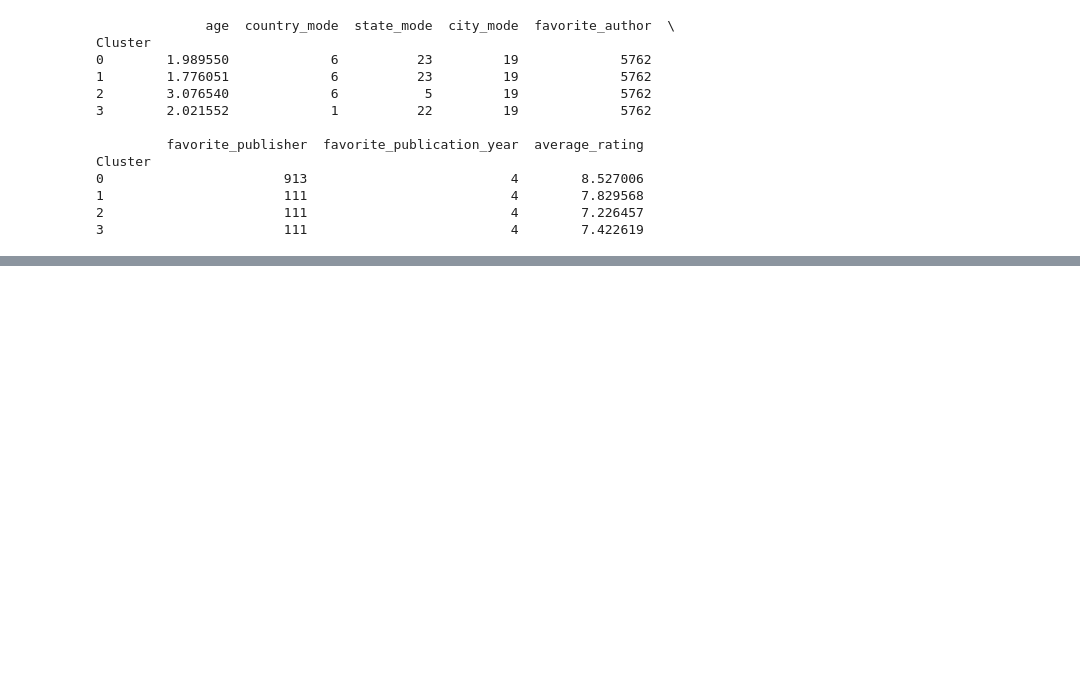
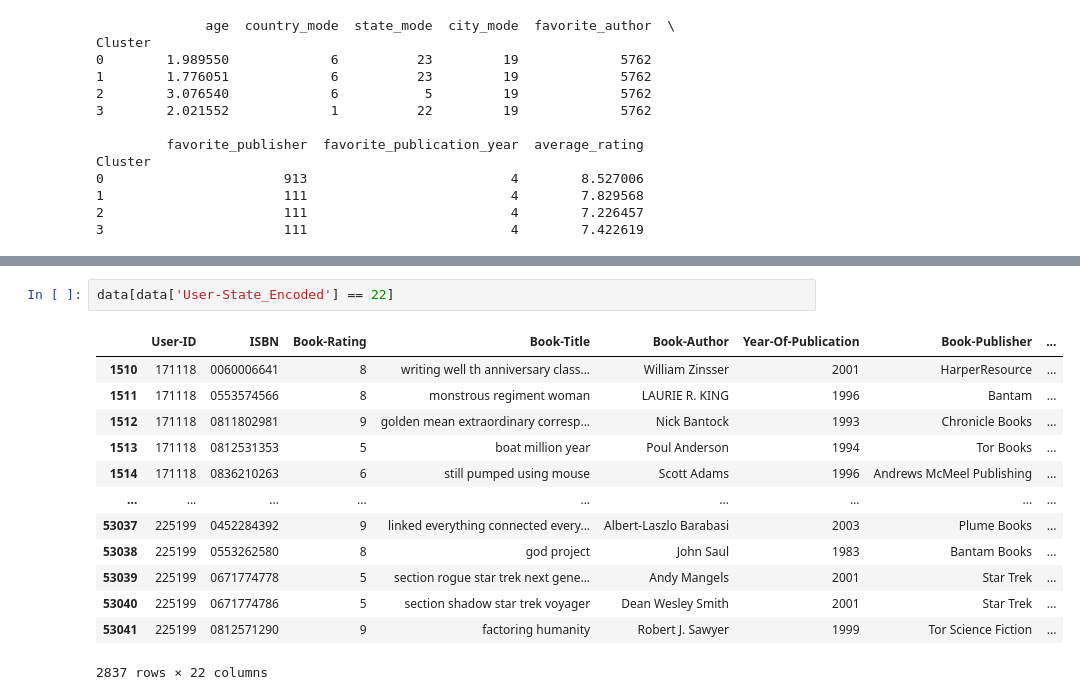
Before and after one commit to YubotKwng/Bookstore-management-Data-Processing, a Jupyter notebook: highquality_users.ipynb, the cells around one changed output, grey strips where cells are left out. Cells and saved outputs as stored; diff of their text form; blank space fills up the shorter version.

```diff
--- a/highquality_users.ipynb
+++ b/highquality_users.ipynb
@@ -210,0 +261,16 @@ Cluster
+# %%
+data[data['User-State_Encoded'] == 22]
+# %% [output]
+|  | User-ID | ISBN | Book-Rating | Book-Title | Book-Author | Year-Of-Publication | Book-Publisher | ... |
+| 1510 | 171118 | 0060006641 | 8 | writing well th anniversary class... | William Zinsser | 2001 | HarperResource | ... |
+| 1511 | 171118 | 0553574566 | 8 | monstrous regiment woman | LAURIE R. KING | 1996 | Bantam | ... |
+| 1512 | 171118 | 0811802981 | 9 | golden mean extraordinary corresp... | Nick Bantock | 1993 | Chronicle Books | ... |
+| 1513 | 171118 | 0812531353 | 5 | boat million year | Poul Anderson | 1994 | Tor Books | ... |
+| 1514 | 171118 | 0836210263 | 6 | still pumped using mouse | Scott Adams | 1996 | Andrews McMeel Publishing | ... |
+| ... | ... | ... | ... | ... | ... | ... | ... | ... |
+| 53037 | 225199 | 0452284392 | 9 | linked everything connected every... | Albert-Laszlo Barabasi | 2003 | Plume Books | ... |
+| 53038 | 225199 | 0553262580 | 8 | god project | John Saul | 1983 | Bantam Books | ... |
+| 53039 | 225199 | 0671774778 | 5 | section rogue star trek next gene... | Andy Mangels | 2001 | Star Trek | ... |
+| 53040 | 225199 | 0671774786 | 5 | section shadow star trek voyager | Dean Wesley Smith | 2001 | Star Trek | ... |
+| 53041 | 225199 | 0812571290 | 9 | factoring humanity | Robert J. Sawyer | 1999 | Tor Science Fiction | ... |
+2837 rows × 22 columns
```
Also changed, not shown: parts of 6 cells of this notebook.
